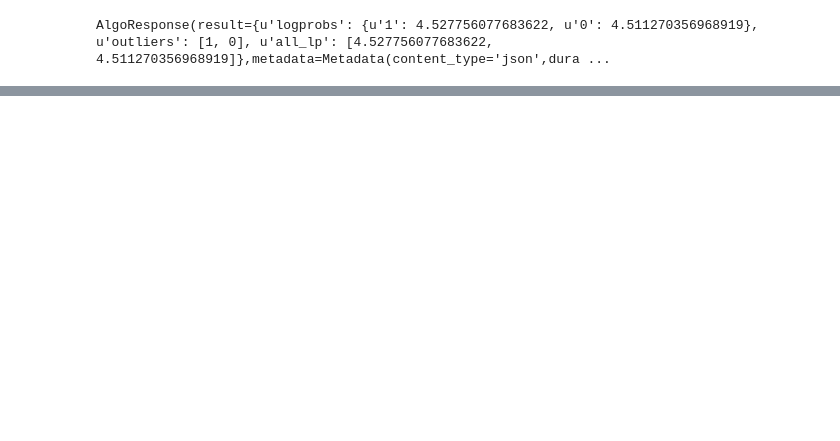
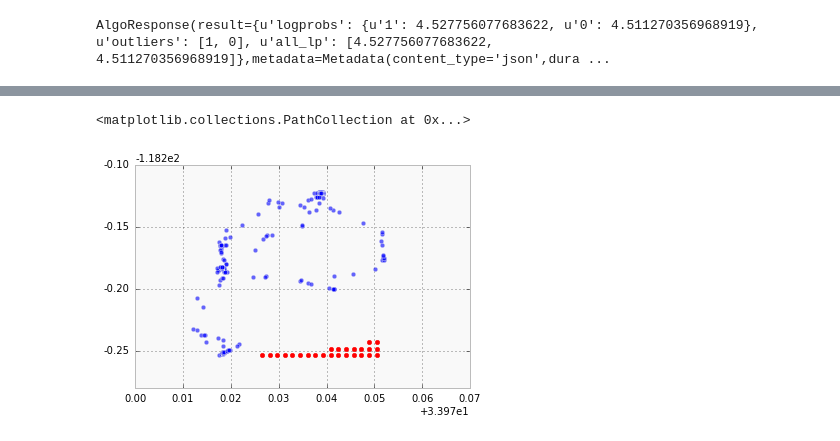
Before and after one commit to kylepolich/hacking-machine-learning, a Jupyter notebook: geo-cluster.ipynb, the cells around one changed output, grey strips where cells are left out. Cells and saved outputs as stored; diff of their text form; code cells hidden in the pictures; blank space fills up the shorter version.

```diff
--- a/geo-cluster.ipynb
+++ b/geo-cluster.ipynb
@@ -60,0 +115,32 @@ scores below are 0 - 4
+# %%
+test = []
+lat_min = min(lats)
+lng_min = min(lngs)
+lat_max = max(lats)
+lng_max = max(lngs)
+lat_span = lat_max - lat_min
+lng_span = lng_max - lng_min
+n = 25
+for i in range(n):
+    lat = lat_min + 1.0 * i / n * lat_span
+    for j in range(n):
+        lng = lng_min + 1.0 * j / n * lng_span
+        test.append([lat, lng])
+# %%
+input = {"data": test, "reference": trace, "n": n}
+client = Algorithmia.client('sime9LW7bScBtTy8eag15oGxNKc1')
+algo = client.algo('sklearn/GeographicOutlierDetection/0.2.5')
+resp = algo.pipe(input)
+
+outliers = resp.result['outliers']
+olls = []
+for i in range(len(outliers)):
+    olls.append(test[outliers[i]])
+
+olls = zip(*olls)
+# %%
+plt.scatter(lats, lngs, alpha=.6)
+plt.scatter(olls[0], olls[1], color='red')
+# %% [output]
+<matplotlib.collections.PathCollection at 0x...>
+[figure, added]
```
Also changed, not shown: parts of 21 cells of this notebook, 2 other files.
